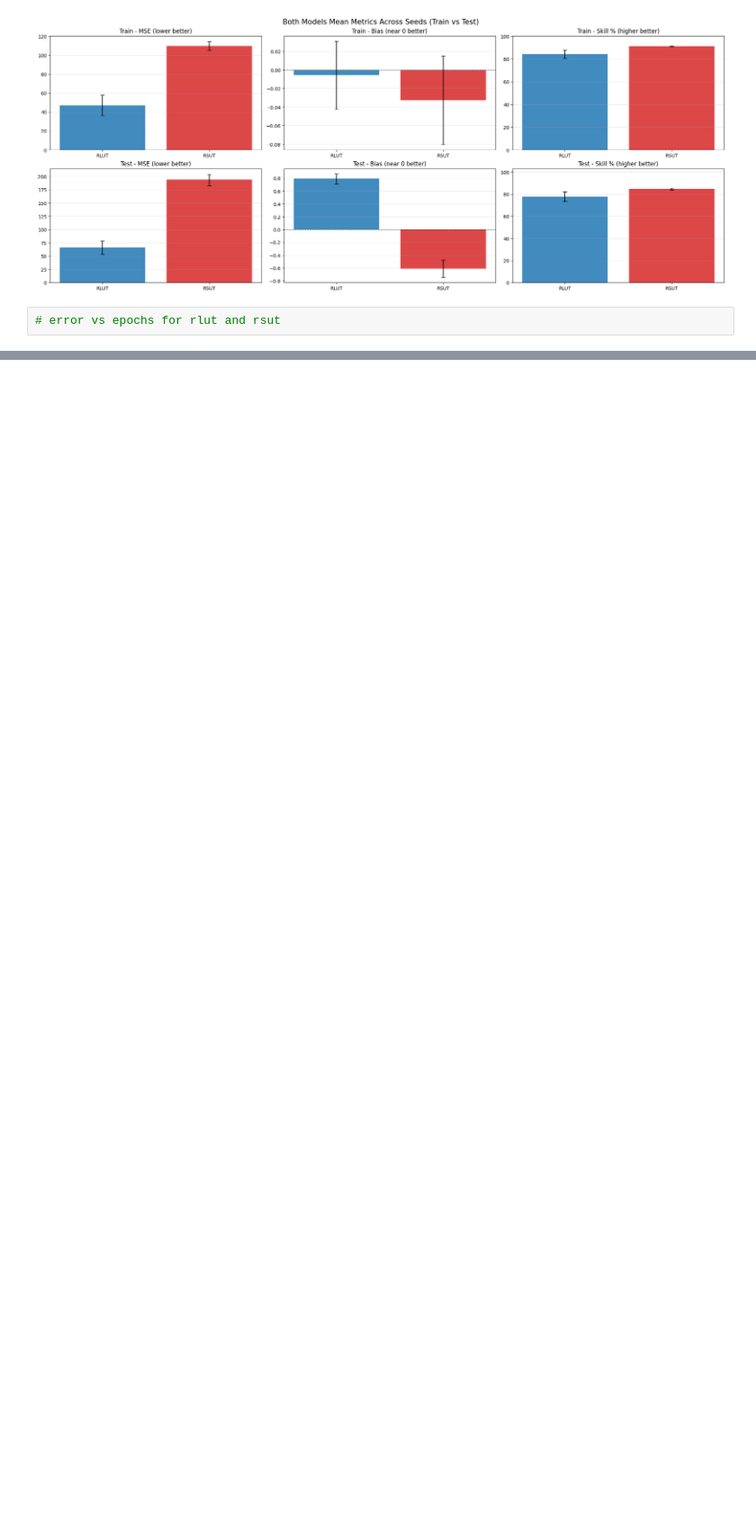
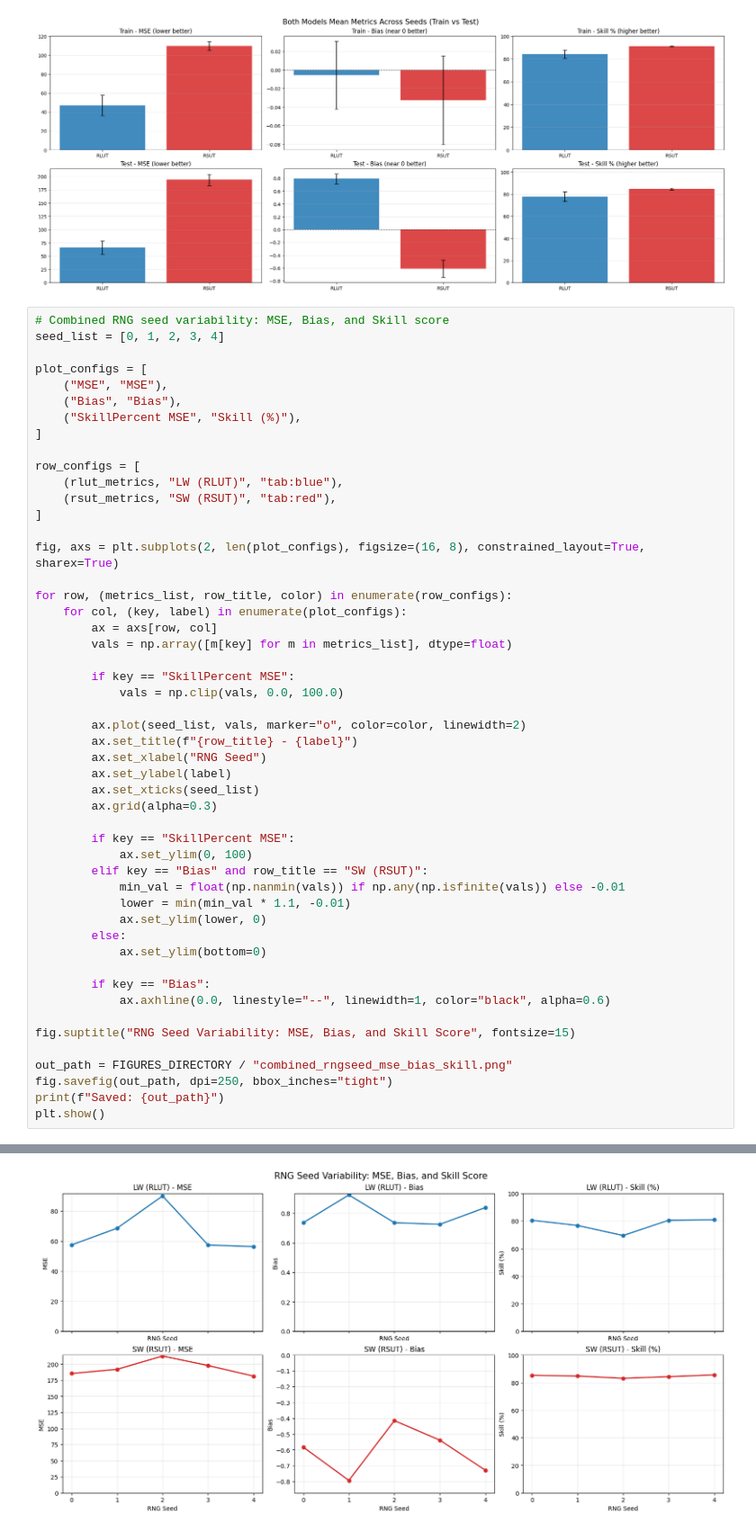
Before and after one commit to UW-MLGEO/Paleo_Climate_ML, a Jupyter notebook: code/notebooks/06_model_evaluation.ipynb, the cells around one changed output, grey strips where cells are left out. Shown at 90% size. Saved outputs shown, nothing was run; the diff lists cells and outputs as text; blank space fills up the shorter version.

```diff
--- a/code/notebooks/06_model_evaluation.ipynb
+++ b/code/notebooks/06_model_evaluation.ipynb
@@ -664,4 +665,53 @@ Evaluated full train set: CanESM5_rlut, rngseed=0, N=275742720
 Saved bar comparison: C:\Users\altti\Documents\ESS 469\Paleo_Climate_ML\data\figures\model_comparison_metric_bars_train_test.png
 [figure]
 # %%
-# error vs epochs for rlut and rsut
+# Combined RNG seed variability: MSE, Bias, and Skill score
+seed_list = [0, 1, 2, 3, 4]
+
+plot_configs = [
+    ("MSE", "MSE"),
+    ("Bias", "Bias"),
+    ("SkillPercent MSE", "Skill (%)"),
+]
+
+row_configs = [
+    (rlut_metrics, "LW (RLUT)", "tab:blue"),
+    (rsut_metrics, "SW (RSUT)", "tab:red"),
+]
+
+fig, axs = plt.subplots(2, len(plot_configs), figsize=(16, 8), constrained_layout=True, sharex=True)
+
+for row, (metrics_list, row_title, color) in enumerate(row_configs):
+    for col, (key, label) in enumerate(plot_configs):
+        ax = axs[row, col]
+        vals = np.array([m[key] for m in metrics_list], dtype=float)
+
+        if key == "SkillPercent MSE":
+            vals = np.clip(vals, 0.0, 100.0)
+
+        ax.plot(seed_list, vals, marker="o", color=color, linewidth=2)
+        ax.set_title(f"{row_title} - {label}")
+        ax.set_xlabel("RNG Seed")
+        ax.set_ylabel(label)
+        ax.set_xticks(seed_list)
+        ax.grid(alpha=0.3)
+
+        if key == "SkillPercent MSE":
+            ax.set_ylim(0, 100)
+        elif key == "Bias" and row_title == "SW (RSUT)":
+            min_val = float(np.nanmin(vals)) if np.any(np.isfinite(vals)) else -0.01
+            lower = min(min_val * 1.1, -0.01)
+            ax.set_ylim(lower, 0)
+        else:
+            ax.set_ylim(bottom=0)
+
+        if key == "Bias":
+            ax.axhline(0.0, linestyle="--", linewidth=1, color="black", alpha=0.6)
+
+fig.suptitle("RNG Seed Variability: MSE, Bias, and Skill Score", fontsize=15)
+
+out_path = FIGURES_DIRECTORY / "combined_rngseed_mse_bias_skill.png"
+fig.savefig(out_path, dpi=250, bbox_inches="tight")
+print(f"Saved: {out_path}")
+plt.show()
+# %% [output]
@@ -667,0 +719 @@ Saved bar comparison: C:\Users\altti\Documents\ESS 469\Paleo_Climate_ML\data\fig
+[figure, added]
```
Also changed, not shown: parts of 6 cells of this notebook, 2 other files.
